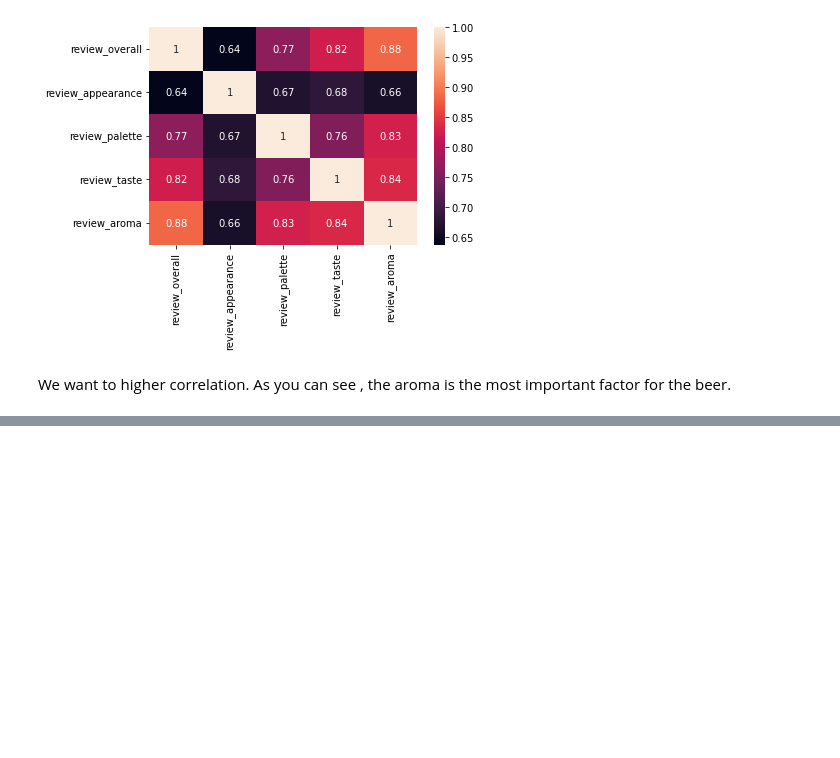
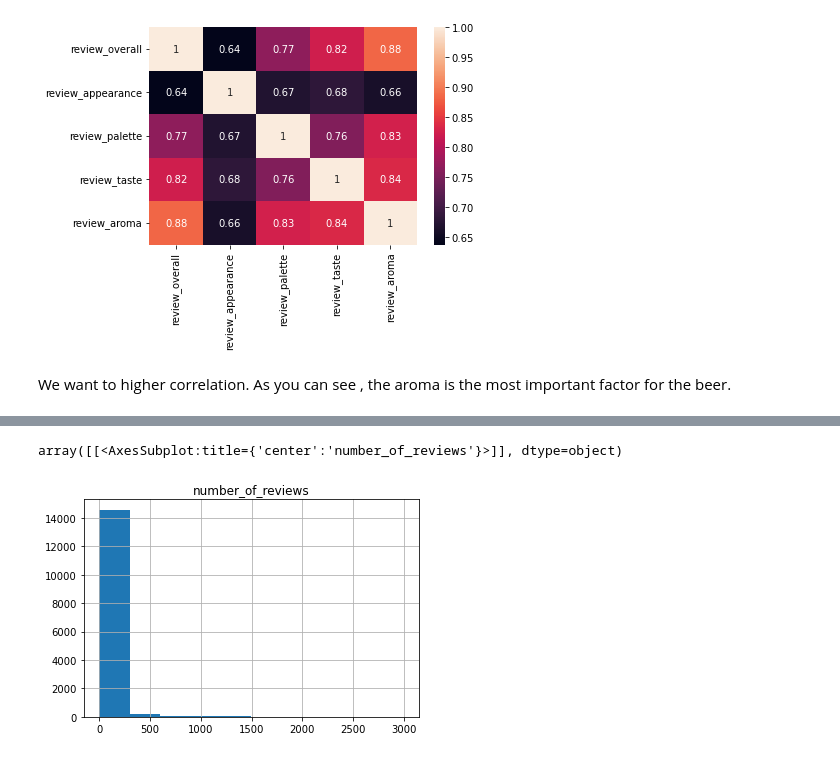
Before and after one commit to tugceturkkal/Data-Projects, a Jupyter notebook: Beer Data Analysis.ipynb, the cells around one changed output, grey strips where cells are left out. Saved outputs shown, nothing was run; the diff lists cells and outputs as text; code cells hidden in the pictures; blank space fills up the shorter version.

Commit message:
Beer Data Analysis

```diff
--- a/Beer Data Analysis.ipynb
+++ b/Beer Data Analysis.ipynb
@@ -261,0 +264,9 @@ We want to higher correlation. As you can see , the aroma is the most important
+# %%
+# The agg() method allows you to apply a function or a list of function names to be executed along one of
+# the axis of the DataFrame
+
+data_question_4 = data.groupby(by = 'beer_beerId')['review_overall'].agg(['count' , 'mean'])
+data_question_4 = data_question_4.rename(columns = {'count' : 'number_of_reviews' ,
+                                                  'mean' : 'mean_review_overall'}).sort_values(by = 'mean_review_overall',
+                                                                                              ascending = False)
+data_question_4.head(5)
@@ -261,0 +281,5 @@ We want to higher correlation. As you can see , the aroma is the most important
+# %%
+data_question_4.hist(column = 'number_of_reviews')
+# %% [output]
+array([[<AxesSubplot:title={'center':'number_of_reviews'}>]], dtype=object)
+[figure, added]
```
Also changed, not shown: parts of 3 cells of this notebook.
